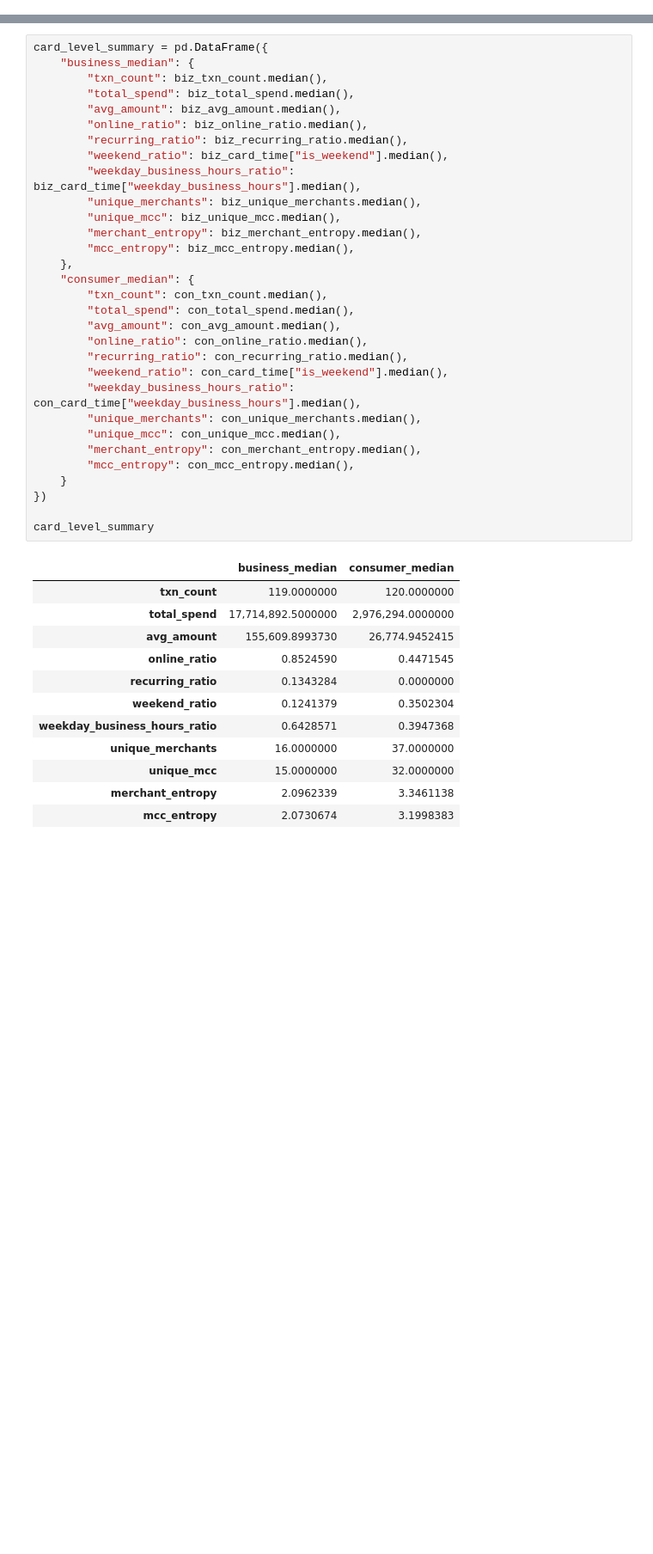
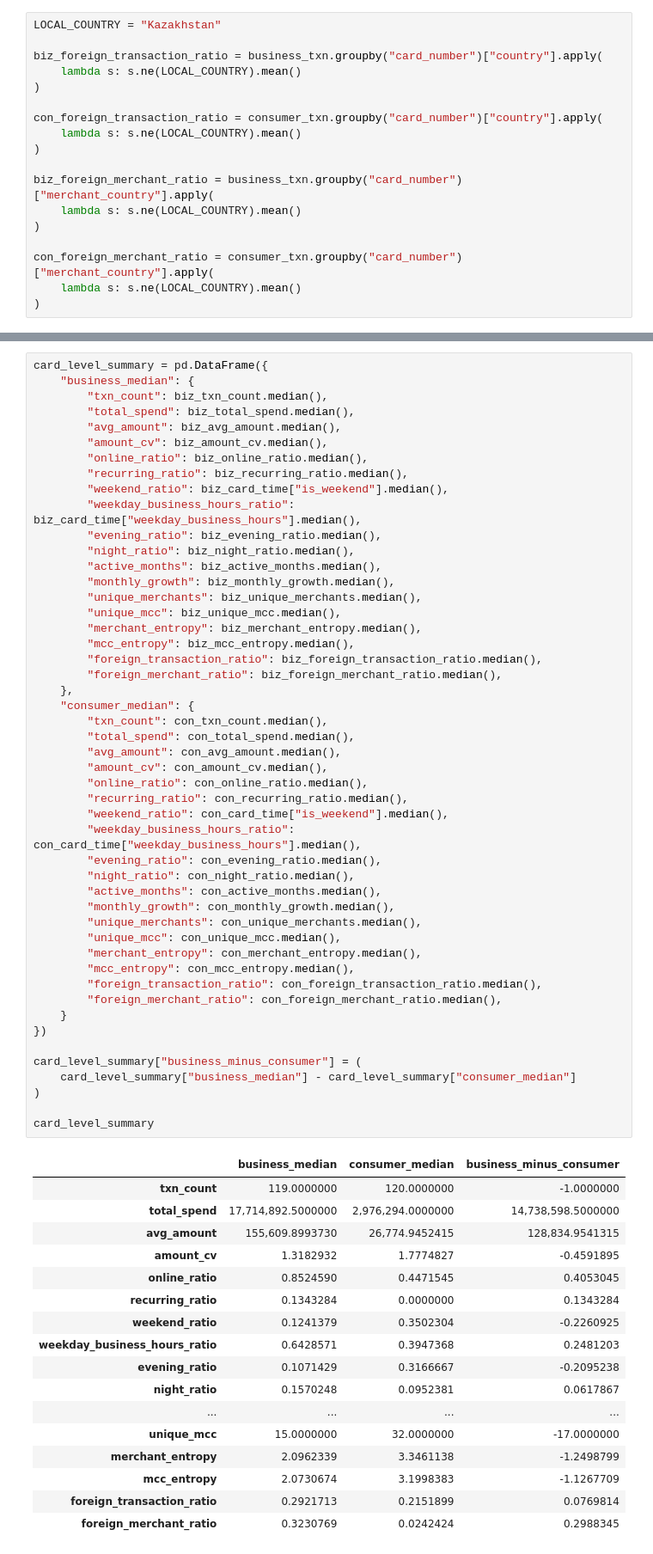
Before and after one commit to tsapuanq/MDQ, a Jupyter notebook: EDA/03_card_level_behavior.ipynb, the cells around one changed output, grey strips where cells are left out. Shown at 86% size. Drawn from its saved outputs; the diff is of its cells as text; blank space fills up the shorter version.

```diff
--- a/EDA/03_card_level_behavior.ipynb
+++ b/EDA/03_card_level_behavior.ipynb
@@ -567,3 +752,21 @@ Business cards are more concentrated. This matches the previous results, where b
 These features are useful because they describe how concentrated or diverse the card behavior is. However, entropy alone does not tell us whether the card is business-like. It only shows the structure of spending.
 
 For modeling, entropy should be combined with features like `top_mcc_share`, `top_merchant_share`, `ads_mcc_ratio`, `cloud_saas_ratio` and other merchant group features. This helps separate active consumers with broad daily spending from cards that are more focused on business-related services.
+# %%
+LOCAL_COUNTRY = "Kazakhstan"
+
+biz_foreign_transaction_ratio = business_txn.groupby("card_number")["country"].apply(
+    lambda s: s.ne(LOCAL_COUNTRY).mean()
+)
+
+con_foreign_transaction_ratio = consumer_txn.groupby("card_number")["country"].apply(
+    lambda s: s.ne(LOCAL_COUNTRY).mean()
+)
+
+biz_foreign_merchant_ratio = business_txn.groupby("card_number")["merchant_country"].apply(
+    lambda s: s.ne(LOCAL_COUNTRY).mean()
+)
+
+con_foreign_merchant_ratio = consumer_txn.groupby("card_number")["merchant_country"].apply(
+    lambda s: s.ne(LOCAL_COUNTRY).mean()
+)
@@ -634,45 +921,68 @@ card_level_summary = pd.DataFrame({
     "business_median": {
         "txn_count": biz_txn_count.median(),
         "total_spend": biz_total_spend.median(),
         "avg_amount": biz_avg_amount.median(),
+        "amount_cv": biz_amount_cv.median(),
         "online_ratio": biz_online_ratio.median(),
         "recurring_ratio": biz_recurring_ratio.median(),
         "weekend_ratio": biz_card_time["is_weekend"].median(),
         "weekday_business_hours_ratio": biz_card_time["weekday_business_hours"].median(),
+        "evening_ratio": biz_evening_ratio.median(),
+        "night_ratio": biz_night_ratio.median(),
+        "active_months": biz_active_months.median(),
+        "monthly_growth": biz_monthly_growth.median(),
         "unique_merchants": biz_unique_merchants.median(),
         "unique_mcc": biz_unique_mcc.median(),
         "merchant_entropy": biz_merchant_entropy.median(),
         "mcc_entropy": biz_mcc_entropy.median(),
+        "foreign_transaction_ratio": biz_foreign_transaction_ratio.median(),
+        "foreign_merchant_ratio": biz_foreign_merchant_ratio.median(),
     },
     "consumer_median": {
         "txn_count": con_txn_count.median(),
         "total_spend": con_total_spend.median(),
         "avg_amount": con_avg_amount.median(),
+        "amount_cv": con_amount_cv.median(),
         "online_ratio": con_online_ratio.median(),
         "recurring_ratio": con_recurring_ratio.median(),
         "weekend_ratio": con_card_time["is_weekend"].median(),
         "weekday_business_hours_ratio": con_card_time["weekday_business_hours"].median(),
+        "evening_ratio": con_evening_ratio.median(),
+        "night_ratio": con_night_ratio.median(),
+        "active_months": con_active_months.median(),
+        "monthly_growth": con_monthly_growth.median(),
         "unique_merchants": con_unique_merchants.median(),
         "unique_mcc": con_unique_mcc.median(),
         "merchant_entropy": con_merchant_entropy.median(),
         "mcc_entropy": con_mcc_entropy.median(),
+        "foreign_transaction_ratio": con_foreign_transaction_ratio.median(),
+        "foreign_merchant_ratio": con_foreign_merchant_ratio.median(),
     }
 })
 
+card_level_summary["business_minus_consumer"] = (
+    card_level_summary["business_median"] - card_level_summary["consumer_median"]
+)
+
 card_level_summary
 # %% [output]
-|  | business_median | consumer_median |
-| txn_count | 119.0000000 | 120.0000000 |
-| total_spend | 17,714,892.5000000 | 2,976,294.0000000 |
-| avg_amount | 155,609.8993730 | 26,774.9452415 |
-| online_ratio | 0.8524590 | 0.4471545 |
-| recurring_ratio | 0.1343284 | 0.0000000 |
-| weekend_ratio | 0.1241379 | 0.3502304 |
-| weekday_business_hours_ratio | 0.6428571 | 0.3947368 |
-| unique_merchants | 16.0000000 | 37.0000000 |
-| unique_mcc | 15.0000000 | 32.0000000 |
-| merchant_entropy | 2.0962339 | 3.3461138 |
-| mcc_entropy | 2.0730674 | 3.1998383 |
+|  | business_median | consumer_median | business_minus_consumer |
+| txn_count | 119.0000000 | 120.0000000 | -1.0000000 |
+| total_spend | 17,714,892.5000000 | 2,976,294.0000000 | 14,738,598.5000000 |
+| avg_amount | 155,609.8993730 | 26,774.9452415 | 128,834.9541315 |
+| amount_cv | 1.3182932 | 1.7774827 | -0.4591895 |
+| online_ratio | 0.8524590 | 0.4471545 | 0.4053045 |
+| recurring_ratio | 0.1343284 | 0.0000000 | 0.1343284 |
+| weekend_ratio | 0.1241379 | 0.3502304 | -0.2260925 |
+| weekday_business_hours_ratio | 0.6428571 | 0.3947368 | 0.2481203 |
+| evening_ratio | 0.1071429 | 0.3166667 | -0.2095238 |
+| night_ratio | 0.1570248 | 0.0952381 | 0.0617867 |
+| ... | ... | ... | ... |
+| unique_mcc | 15.0000000 | 32.0000000 | -17.0000000 |
+| merchant_entropy | 2.0962339 | 3.3461138 | -1.2498799 |
+| mcc_entropy | 2.0730674 | 3.1998383 | -1.1267709 |
+| foreign_transaction_ratio | 0.2921713 | 0.2151899 | 0.0769814 |
+| foreign_merchant_ratio | 0.3230769 | 0.0242424 | 0.2988345 |
 # %% [markdown]
 ## Card-Level Summary
 
```
Also changed, not shown: parts of 12 cells of this notebook, 5 other files.
